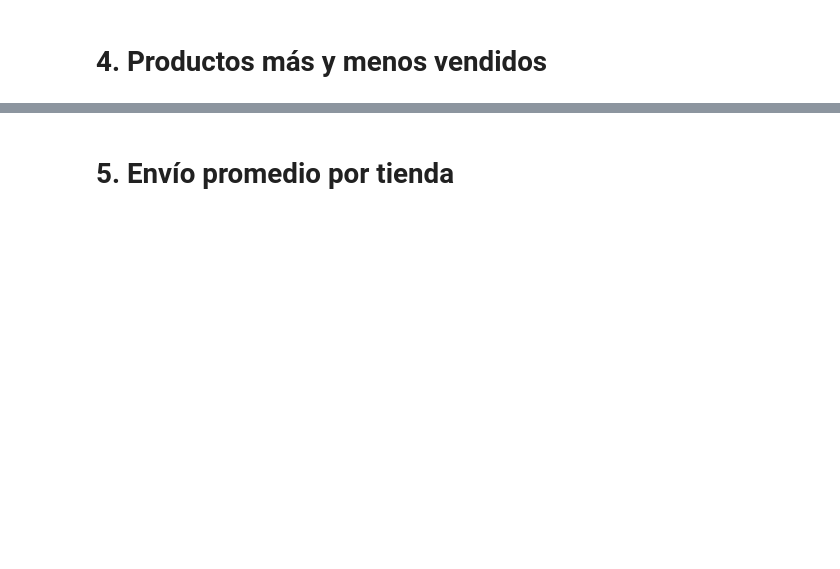
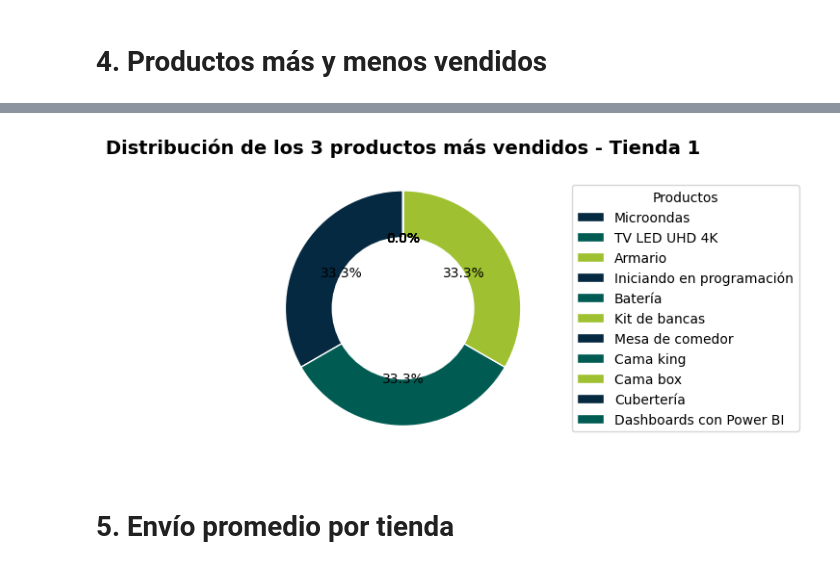
Before and after one commit to Luis-stack-create/challenge-data-science, a Jupyter notebook: Challengue_data_science.ipynb, the cells around one changed output, grey strips where cells are left out. Saved outputs shown, nothing was run; the diff lists cells and outputs as text; code cells hidden in the pictures; blank space fills up the shorter version.

```diff
--- a/Challengue_data_science.ipynb
+++ b/Challengue_data_science.ipynb
@@ -222,2 +318,26 @@ cal4=tienda4['Calificación'].mean()
+# %%
+plt.figure(figsize=(6,6))
+plt.pie(
+    prod_mas_total['Tienda 1'],
+    labels=None,  # no mostrar dentro
+    autopct='%1.1f%%',
+    startangle=90,
+    colors=['#042940','#005C53','#9FC131'],
+    wedgeprops={'width':0.4, 'edgecolor':'white'}
+)
+
+# Agregar una leyenda fuera del gráfico
+plt.legend(
+    labels=prod_mas_total.index,
+    title="Productos",
+    bbox_to_anchor=(1.05, 0.5),
+    loc='center left'
+)
+
+plt.title('Distribución de los 3 productos más vendidos - Tienda 1', fontsize=14, fontweight='bold')
+plt.tight_layout()
+plt.show()
+# %% [output]
+[figure, added]
 # %% [markdown]
 # 5. Envío promedio por tienda
```
Also changed, not shown: parts of 5 cells of this notebook.
